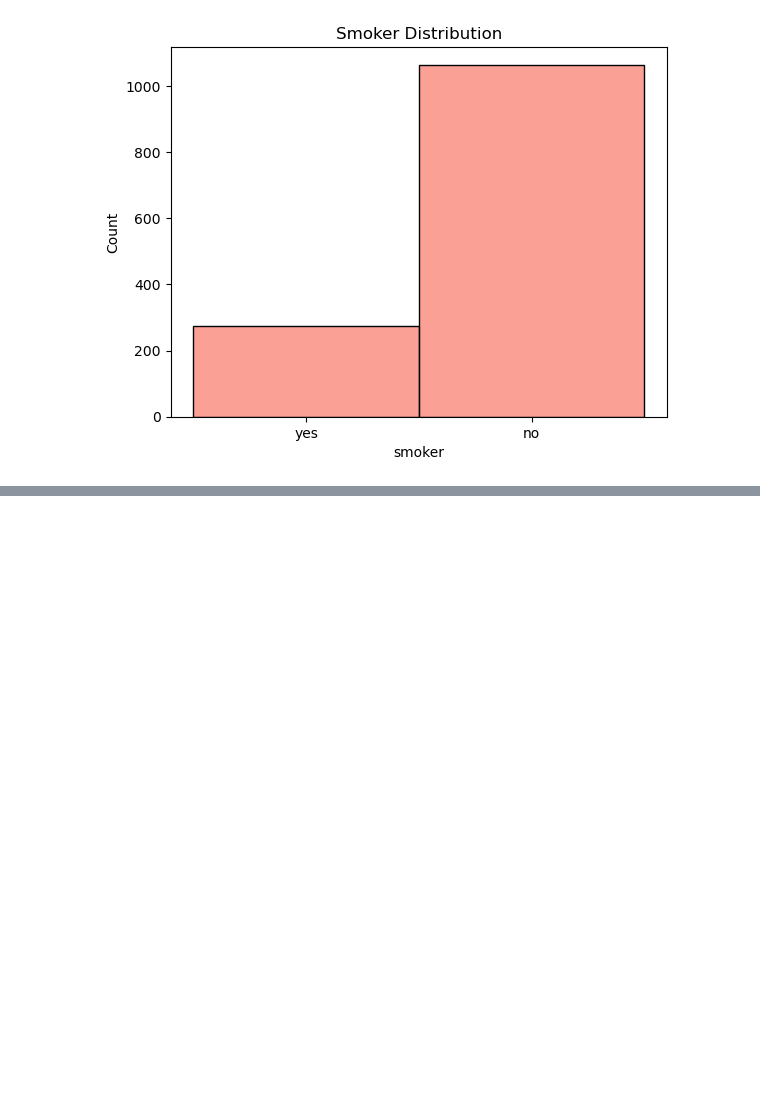
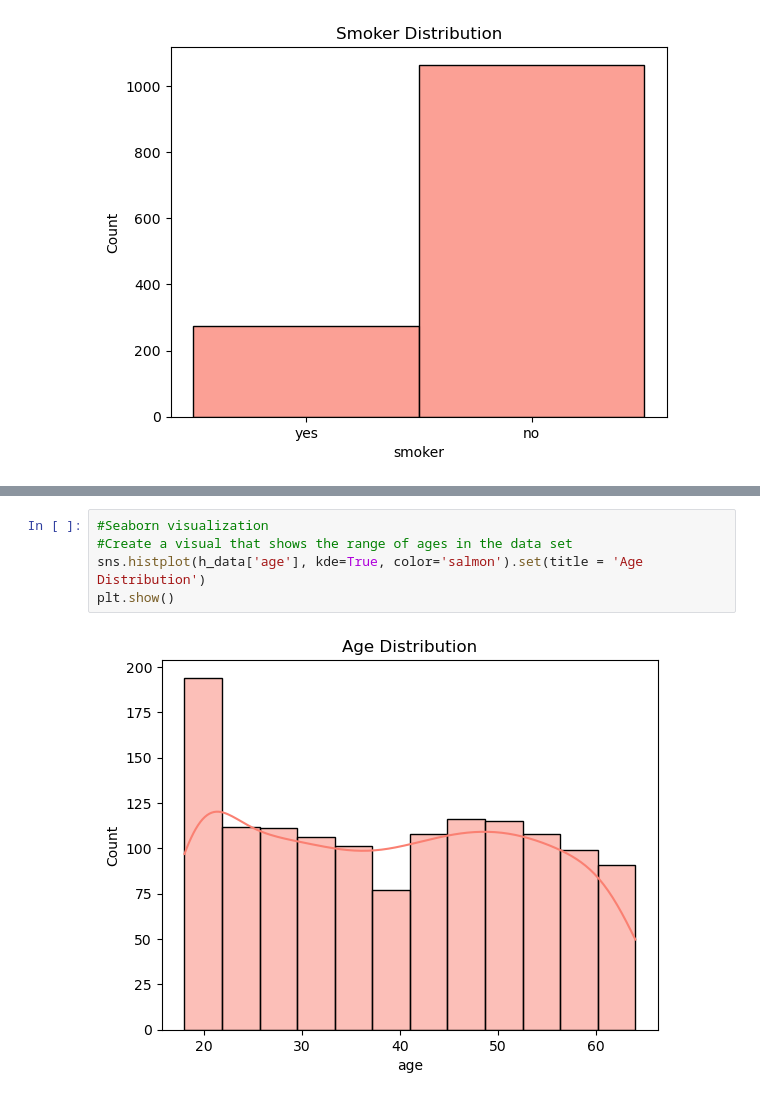
Before and after one commit to MikaMohd/Project-4-Group-7, a Jupyter notebook: group_7_RandomForrestRegressor.ipynb, the cells around one changed output, grey strips where cells are left out. Drawn from its saved outputs; the diff is of its cells as text; blank space fills up the shorter version.

```diff
--- a/group_7_RandomForrestRegressor.ipynb
+++ b/group_7_RandomForrestRegressor.ipynb
@@ -98,0 +124,7 @@ plt.show()
+# %%
+#Seaborn visualization
+#Create a visual that shows the range of ages in the data set
+sns.histplot(h_data['age'], kde=True, color='salmon').set(title = 'Age Distribution')
+plt.show()
+# %% [output]
+[figure, added]
```
Also changed, not shown: parts of 11 cells of this notebook.
